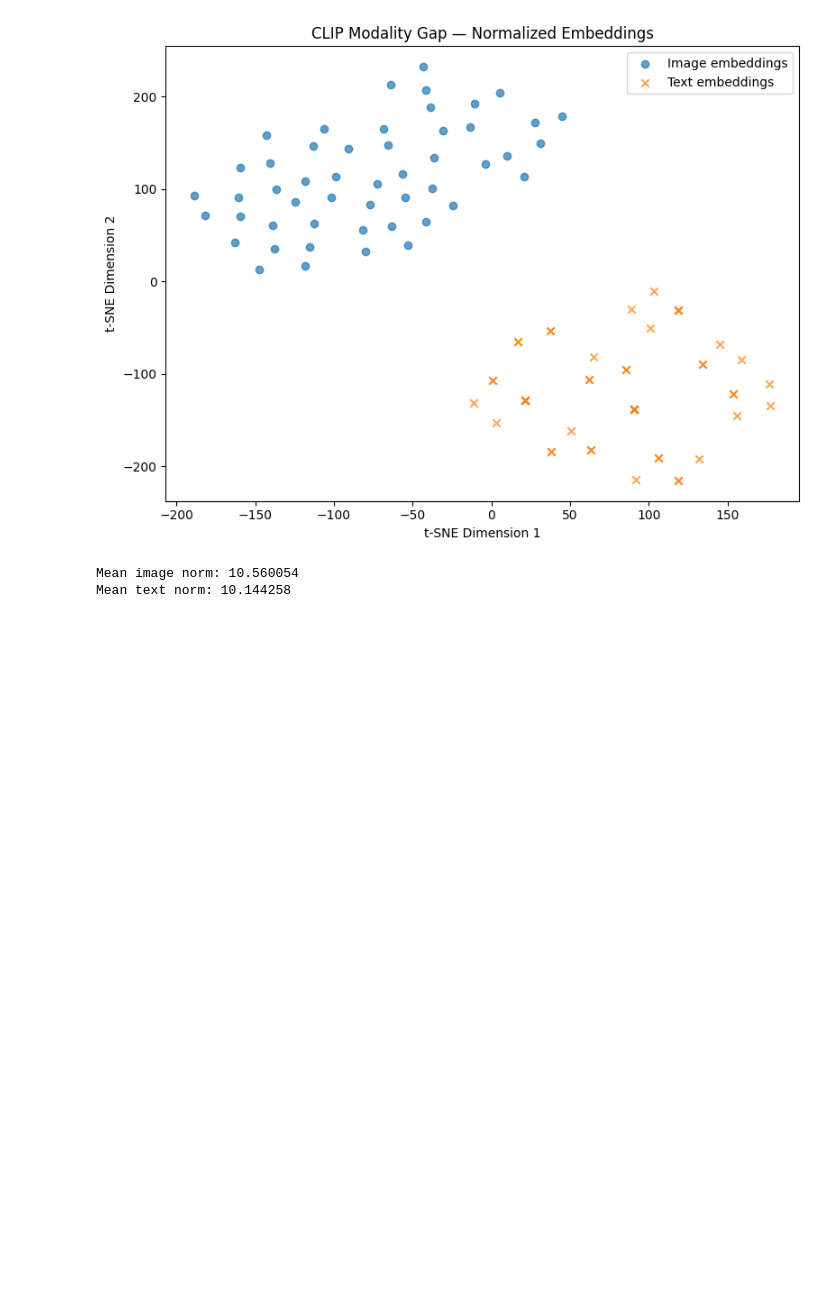
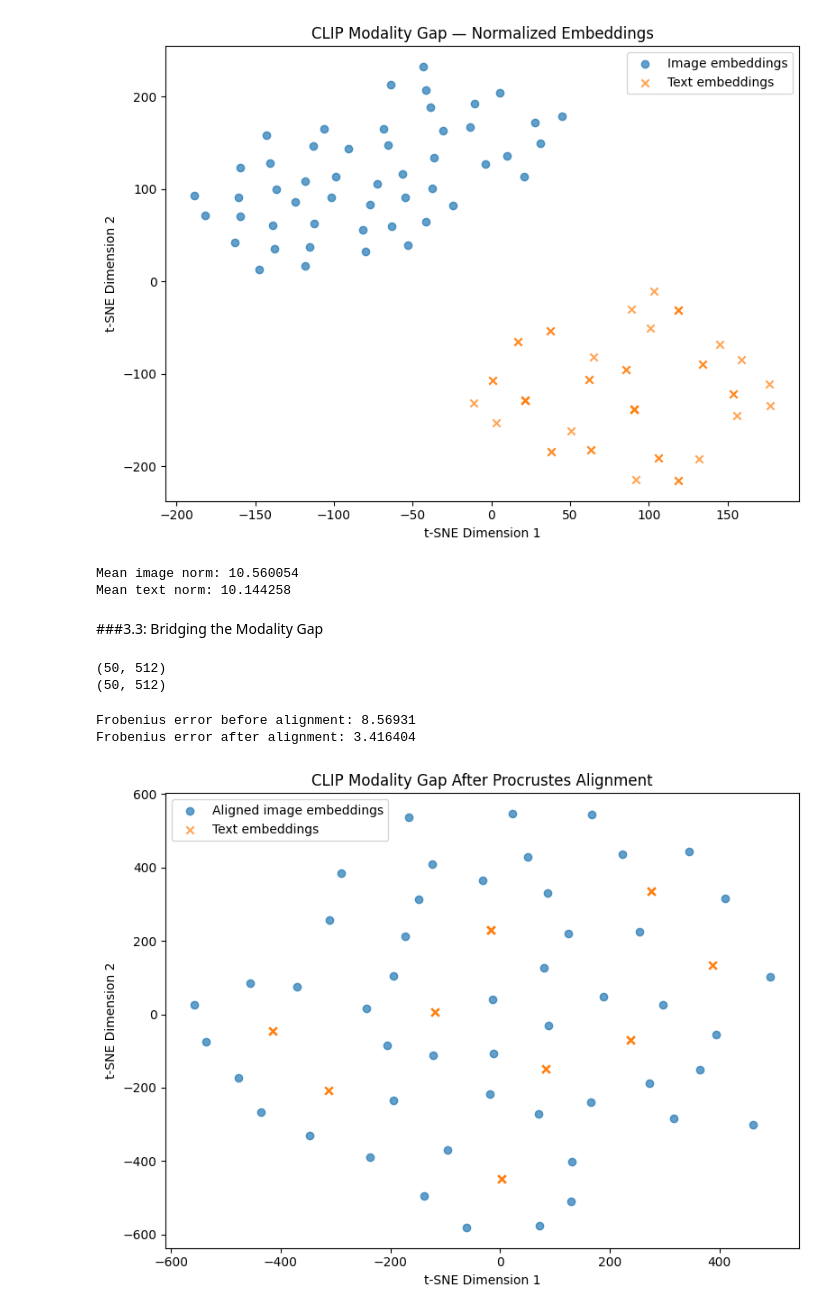
Before and after one commit to Zeeba1705/atml_PA0, a Jupyter notebook: Task3_CLIP.ipynb, the cells around one changed output. Cells and saved outputs as stored; diff of their text form; code cells hidden in the pictures; blank space fills up the shorter version.

```diff
--- a/Task3_CLIP.ipynb
+++ b/Task3_CLIP.ipynb
@@ -358,3 +365,74 @@ print("Mean text norm:",text_norms.mean())
 # %% [output]
 Mean image norm: 10.560054
 Mean text norm: 10.144258
+# %% [markdown]
+###3.3: Bridging the Modality Gap
+# %%
+X= norm_img_feats.cpu().numpy()
+Y= norm_text_feats.cpu().numpy()
+
+print(X.shape)
+print(Y.shape)
+# %% [output]
+(50, 512)
+(50, 512)
+# %%
+from scipy.linalg import orthogonal_procrustes
+
+R, scale = orthogonal_procrustes(X, Y)
+
+#transforming x using r
+transf_x= X @ R
+
+before_err= np.linalg.norm(X - Y, ord="fro")
+after_err = np.linalg.norm(transf_x - Y,ord="fro")
+
+print("Frobenius error before alignment:", before_err)
+print("Frobenius error after alignment:", after_err)
+# %% [output]
+Frobenius error before alignment: 8.56931
+Frobenius error after alignment: 3.416404
+# %%
+aligned_combined = np.concatenate([transf_x, Y], axis=0)
+
+tsne_aligned= TSNE(
+    n_components=2,
+    perplexity=30,
+    random_state=42,
+    init="pca",
+    learning_rate="auto"
+)
+
+aligned_2d = tsne_aligned.fit_transform(aligned_combined)
+
+aligned_image_2d= aligned_2d[:num_samples]
+aligned_text_2d= aligned_2d[num_samples:]
+# %%
+import matplotlib.pyplot as plt
+
+plt.figure(figsize=(8, 6))
+
+plt.scatter(
+    aligned_image_2d[:, 0],
+    aligned_image_2d[:, 1],
+    label="Aligned image embeddings",
+    alpha=0.7
+)
+
+plt.scatter(
+    aligned_text_2d[:, 0],
+    aligned_text_2d[:, 1],
+    label="Text embeddings",
+    marker="x",
+    alpha=0.7
+)
+
+plt.xlabel("t-SNE Dimension 1")
+plt.ylabel("t-SNE Dimension 2")
+plt.title("CLIP Modality Gap After Procrustes Alignment")
+
+plt.legend()
+plt.tight_layout()
+plt.show()
+# %% [output]
+[figure, added]
```
Also changed, not shown: parts of 8 cells of this notebook.
